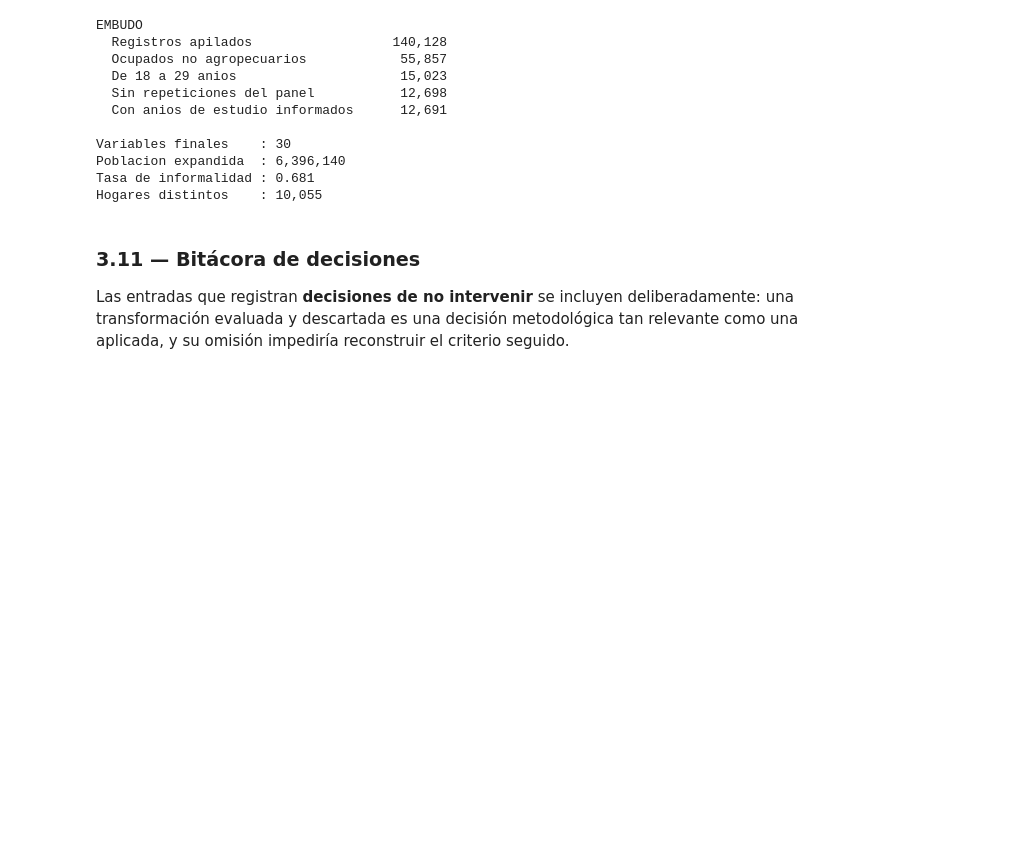
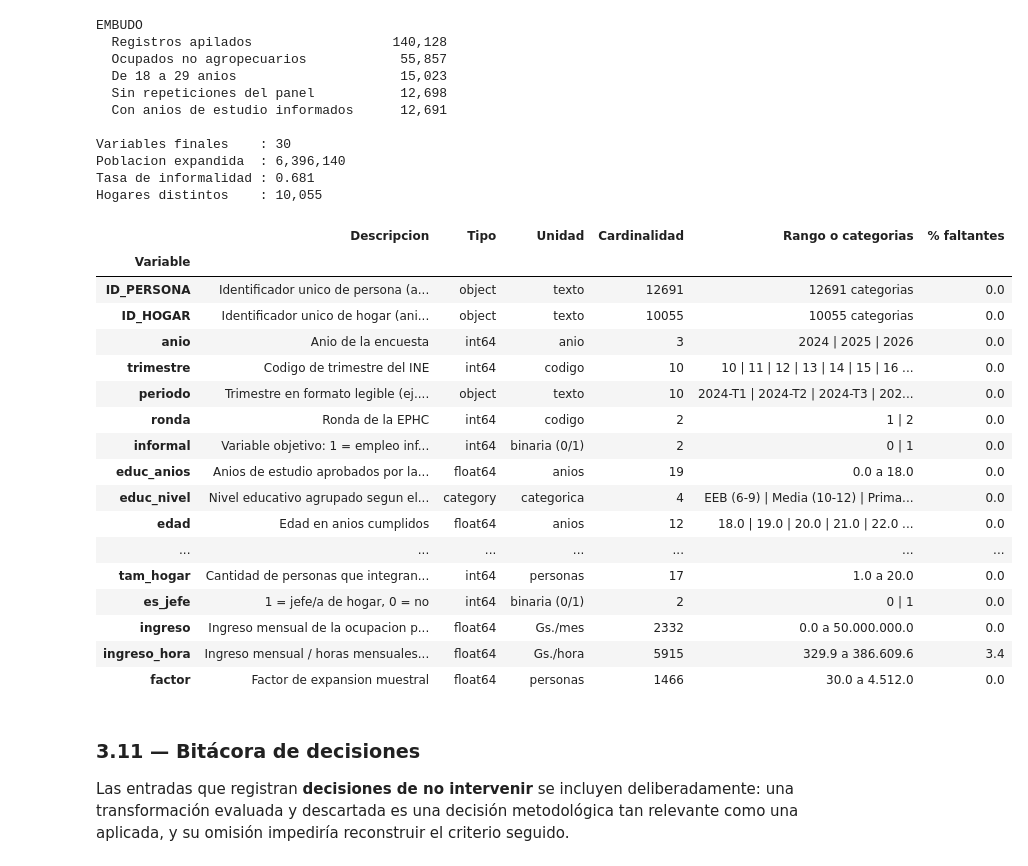
Before and after one commit to rlop026/informalidad-laboral-fase-1, a Jupyter notebook: notebooks/Fase1_Informalidad_Juvenil.ipynb, the cells around one changed output. Drawn from its saved outputs; the diff is of its cells as text; code cells hidden in the pictures; blank space fills up the shorter version.

```diff
--- a/notebooks/Fase1_Informalidad_Juvenil.ipynb
+++ b/notebooks/Fase1_Informalidad_Juvenil.ipynb
@@ -779,6 +779,82 @@ Variables finales    : 30
 Poblacion expandida  : 6,396,140
 Tasa de informalidad : 0.681
 Hogares distintos    : 10,055
+# %%
+DESCRIPCION_FINAL = {
+    "ID_PERSONA": "Identificador unico de persona (anio-trimestre-UPM-vivienda-hogar-linea)",
+    "ID_HOGAR": "Identificador unico de hogar (anio-trimestre-UPM-vivienda-hogar)",
+    "anio": "Anio de la encuesta", "trimestre": "Codigo de trimestre del INE",
+    "periodo": "Trimestre en formato legible (ej. 2024-T1)", "ronda": "Ronda de la EPHC",
+    "informal": "Variable objetivo: 1 = empleo informal, 0 = empleo formal",
+    "educ_anios": "Anios de estudio aprobados por la persona",
+    "educ_nivel": "Nivel educativo agrupado segun el sistema paraguayo",
+    "edad": "Edad en anios cumplidos", "edad_grupo": "Grupo etario dentro de 18-29",
+    "mujer": "1 = mujer, 0 = hombre", "estado_civil": "Estado civil agrupado",
+    "tam_empresa": "Tramo de tamano del establecimiento donde trabaja",
+    "ocupacion": "Ocupacion principal desempenada", "rama": "Rama de actividad economica",
+    "horas": "Horas semanales habituales en la ocupacion principal",
+    "antiguedad": "Anios de antiguedad en el establecimiento",
+    "rural": "1 = area rural, 0 = area urbana",
+    "departamento": "Departamento de residencia (agrupado desde ESTGEO)",
+    "clima_educativo": "Promedio de anios de estudio de los OTROS adultos del hogar",
+    "clima_educ_nivel": "Nivel educativo agrupado del clima educativo del hogar",
+    "otros_informales": "Proporcion de informales entre los OTROS ocupados del hogar",
+    "entorno_informal": "Categorizacion de 'otros_informales'",
+    "otros_ocupados_n": "Cantidad de OTROS miembros ocupados en el hogar",
+    "tam_hogar": "Cantidad de personas que integran el hogar",
+    "es_jefe": "1 = jefe/a de hogar, 0 = no",
+    "ingreso": "Ingreso mensual de la ocupacion principal (Gs./mes)",
+    "ingreso_hora": "Ingreso mensual / horas mensuales estimadas (Gs./hora)",
+    "factor": "Factor de expansion muestral",
+}
+UNIDAD_FINAL = {
+    "ID_PERSONA": "texto", "ID_HOGAR": "texto", "anio": "anio", "trimestre": "codigo",
+    "periodo": "texto", "ronda": "codigo", "informal": "binaria (0/1)", "educ_anios": "anios",
+    "educ_nivel": "categorica", "edad": "anios", "edad_grupo": "categorica",
+    "mujer": "binaria (0/1)", "estado_civil": "categorica", "tam_empresa": "categorica",
+    "ocupacion": "categorica", "rama": "categorica", "horas": "horas/semana",
+    "antiguedad": "anios", "rural": "binaria (0/1)", "departamento": "categorica",
+    "clima_educativo": "anios (promedio)", "clima_educ_nivel": "categorica",
+    "otros_informales": "proporcion (0 a 1)", "entorno_informal": "categorica",
+    "otros_ocupados_n": "personas", "tam_hogar": "personas", "es_jefe": "binaria (0/1)",
+    "ingreso": "Gs./mes", "ingreso_hora": "Gs./hora", "factor": "personas",
+}
+
+def rango_o_categorias_final(col):
+    s = final[col].dropna()
+    if pd.api.types.is_numeric_dtype(s) and s.nunique() > 12:
+        return f"{s.min():,.1f} a {s.max():,.1f}".replace(",", ".")
+    cats = sorted(s.astype(str).unique())
+    if len(cats) <= 12:
+        return " | ".join(cats)
+    return f"{len(cats)} categorias"
+
+diccionario_final = pd.DataFrame([{
+    "Variable": c, "Descripcion": DESCRIPCION_FINAL[c], "Tipo": str(final[c].dtype),
+    "Unidad": UNIDAD_FINAL[c], "Cardinalidad": final[c].nunique(),
+    "Rango o categorias": rango_o_categorias_final(c)[:60],
+    "% faltantes": round(final[c].isna().mean() * 100, 1),
+} for c in final.columns]).set_index("Variable")
+display(diccionario_final)
+# %% [output]
+|  | Descripcion | Tipo | Unidad | Cardinalidad | Rango o categorias | % faltantes |
+| Variable |  |  |  |  |  |  |
+| ID_PERSONA | Identificador unico de persona (a... | object | texto | 12691 | 12691 categorias | 0.0 |
+| ID_HOGAR | Identificador unico de hogar (ani... | object | texto | 10055 | 10055 categorias | 0.0 |
+| anio | Anio de la encuesta | int64 | anio | 3 | 2024 | 2025 | 2026 | 0.0 |
+| trimestre | Codigo de trimestre del INE | int64 | codigo | 10 | 10 | 11 | 12 | 13 | 14 | 15 | 16 ... | 0.0 |
+| periodo | Trimestre en formato legible (ej.... | object | texto | 10 | 2024-T1 | 2024-T2 | 2024-T3 | 202... | 0.0 |
+| ronda | Ronda de la EPHC | int64 | codigo | 2 | 1 | 2 | 0.0 |
+| informal | Variable objetivo: 1 = empleo inf... | int64 | binaria (0/1) | 2 | 0 | 1 | 0.0 |
+| educ_anios | Anios de estudio aprobados por la... | float64 | anios | 19 | 0.0 a 18.0 | 0.0 |
+| educ_nivel | Nivel educativo agrupado segun el... | category | categorica | 4 | EEB (6-9) | Media (10-12) | Prima... | 0.0 |
+| edad | Edad en anios cumplidos | float64 | anios | 12 | 18.0 | 19.0 | 20.0 | 21.0 | 22.0 ... | 0.0 |
+| ... | ... | ... | ... | ... | ... | ... |
+| tam_hogar | Cantidad de personas que integran... | int64 | personas | 17 | 1.0 a 20.0 | 0.0 |
+| es_jefe | 1 = jefe/a de hogar, 0 = no | int64 | binaria (0/1) | 2 | 0 | 1 | 0.0 |
+| ingreso | Ingreso mensual de la ocupacion p... | float64 | Gs./mes | 2332 | 0.0 a 50.000.000.0 | 0.0 |
+| ingreso_hora | Ingreso mensual / horas mensuales... | float64 | Gs./hora | 5915 | 329.9 a 386.609.6 | 3.4 |
+| factor | Factor de expansion muestral | float64 | personas | 1466 | 30.0 a 4.512.0 | 0.0 |
 # %% [markdown]
 ### 3.11 — Bitácora de decisiones
 
```
Also changed, not shown: parts of 16 cells of this notebook.
